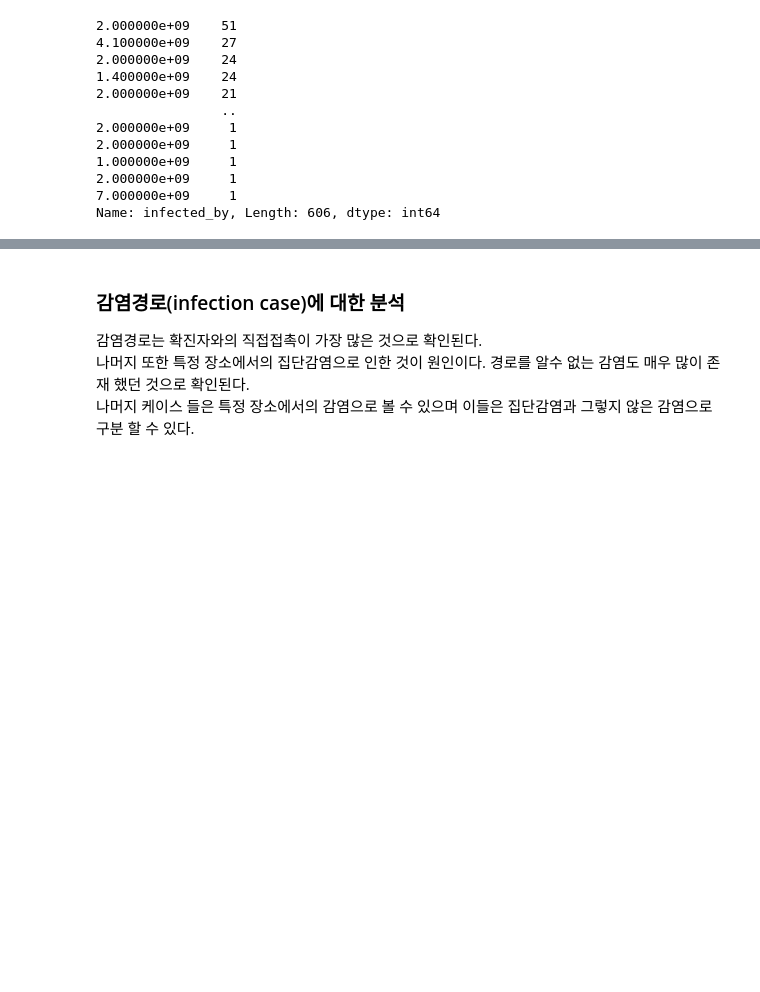
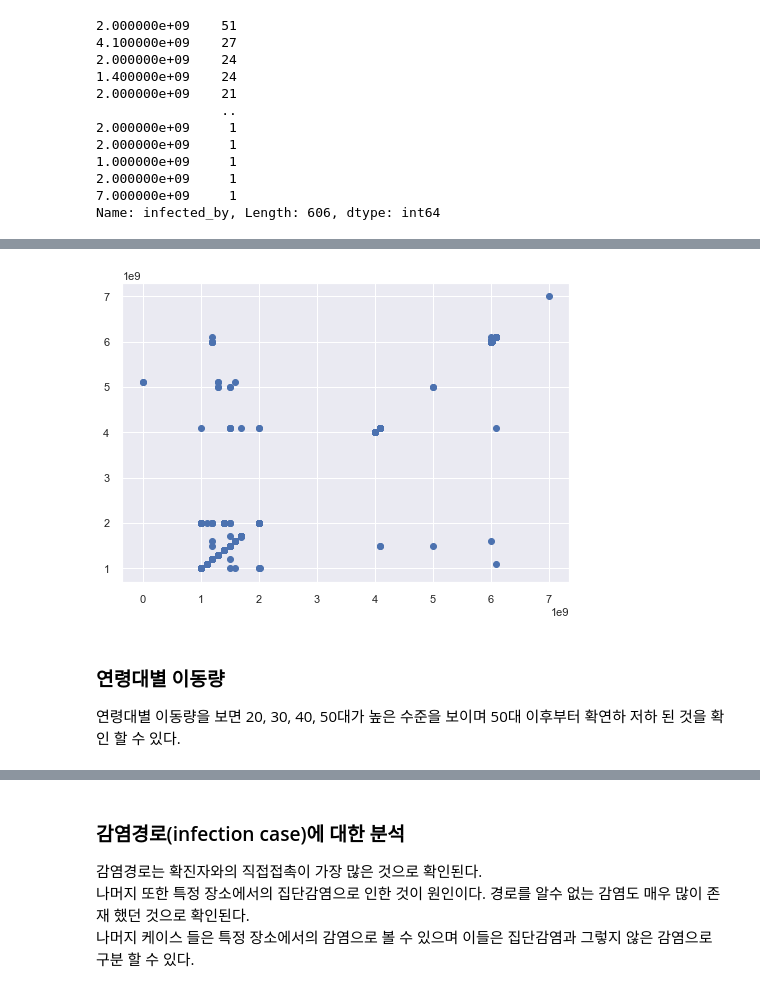
Before and after one commit to zzozzo/Datathon, a Jupyter notebook: DS_covid19.ipynb, the cells around one changed output, grey strips where cells are left out. Cells and saved outputs as stored; diff of their text form; code cells hidden in the pictures; blank space fills up the shorter version.

```diff
--- a/DS_covid19.ipynb
+++ b/DS_covid19.ipynb
@@ -515,0 +559,8 @@ contact_number
+# %%
+plt.scatter(PI_df['infected_by'],PI_df['contact_number'])
+plt.show()
+# %% [output]
+[figure, added]
+# %% [markdown]
+### 연령대별 이동량
+연령대별 이동량을 보면 20, 30, 40, 50대가 높은 수준을 보이며 50대 이후부터 확연하 저하 된 것을 확인 할 수 있다.
```
Also changed, not shown: parts of 86 cells of this notebook.
